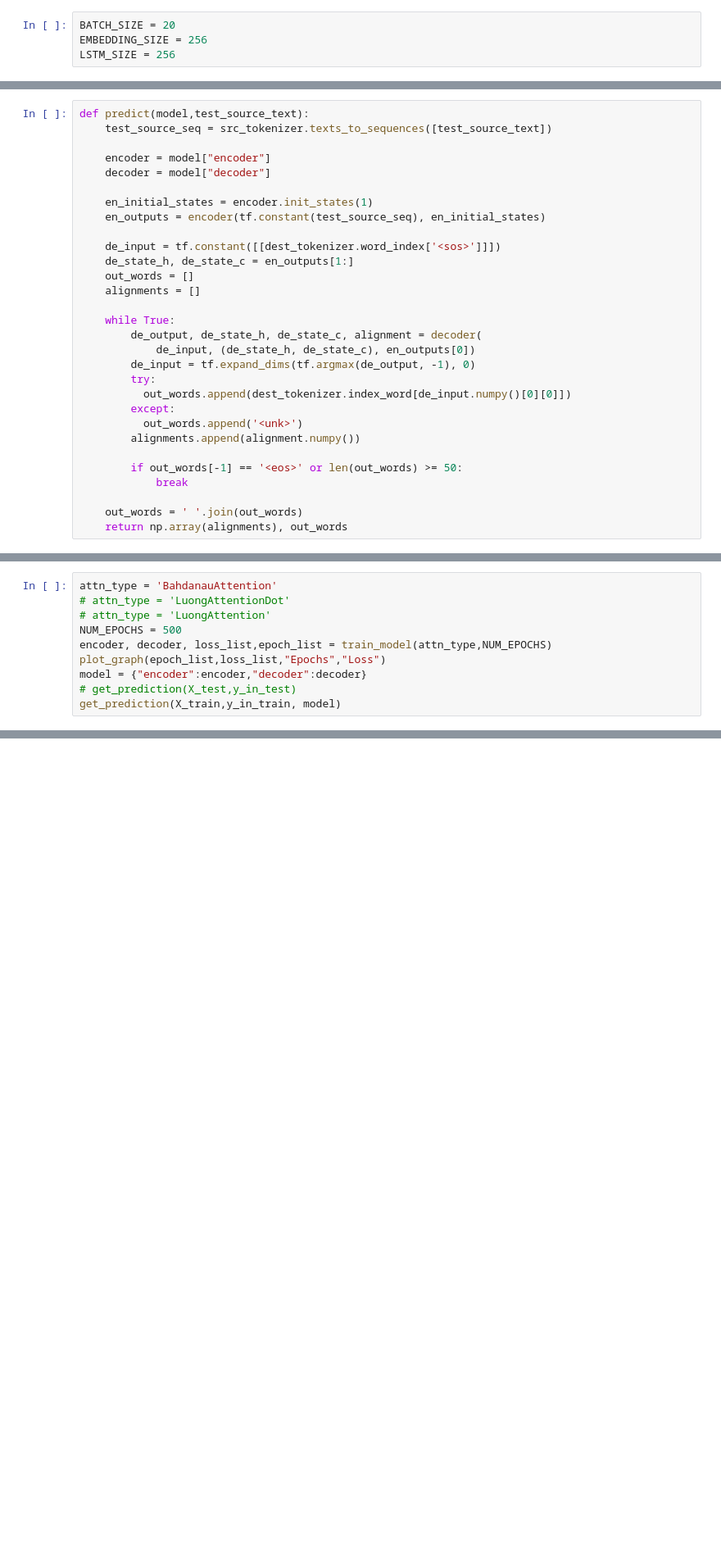
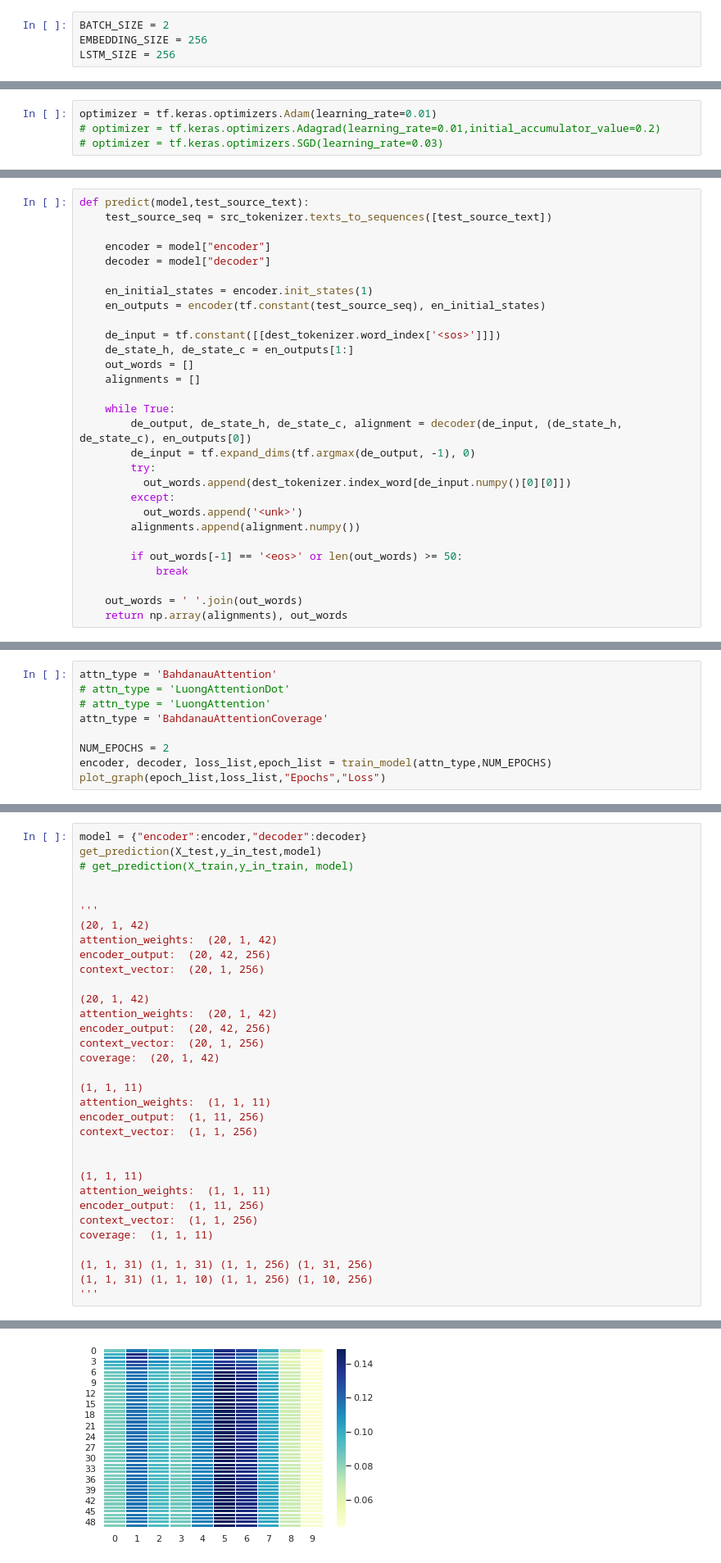
Before and after one commit to pnjha/NLP-Assignments, a Jupyter notebook: nlp_q4.ipynb, the cells around one changed output, grey strips where cells are left out. Shown at 82% size. Saved outputs shown, nothing was run; the diff lists cells and outputs as text; blank space fills up the shorter version.

```diff
--- a/nlp_q4.ipynb
+++ b/nlp_q4.ipynb
@@ -239,5 +278,5 @@ class Decoder(tf.keras.Model):
 # %%
-BATCH_SIZE = 20
+BATCH_SIZE = 2
 EMBEDDING_SIZE = 256
 LSTM_SIZE = 256
 # %%
@@ -267,3 +304,7 @@ optimizer = tf.keras.optimizers.Adam()
+# %%
+optimizer = tf.keras.optimizers.Adam(learning_rate=0.01)
+# optimizer = tf.keras.optimizers.Adagrad(learning_rate=0.01,initial_accumulator_value=0.2)
+# optimizer = tf.keras.optimizers.SGD(learning_rate=0.03)
 # %%
 def train_step(model,source_seq, target_seq_in, target_seq_out, en_initial_states):
     loss = 0
@@ -305,8 +358,7 @@ def predict(model,test_source_text):
     alignments = []
 
     while True:
-        de_output, de_state_h, de_state_c, alignment = decoder(
-            de_input, (de_state_h, de_state_c), en_outputs[0])
+        de_output, de_state_h, de_state_c, alignment = decoder(de_input, (de_state_h, de_state_c), en_outputs[0])
         de_input = tf.expand_dims(tf.argmax(de_output, -1), 0)
         try:
           out_words.append(dest_tokenizer.index_word[de_input.numpy()[0][0]])
@@ -373,12 +408,11 @@ def get_prediction(X,y,model):
 attn_type = 'BahdanauAttention'
 # attn_type = 'LuongAttentionDot'
 # attn_type = 'LuongAttention'
-NUM_EPOCHS = 500
+attn_type = 'BahdanauAttentionCoverage'
+
+NUM_EPOCHS = 2
 encoder, decoder, loss_list,epoch_list = train_model(attn_type,NUM_EPOCHS)
 plot_graph(epoch_list,loss_list,"Epochs","Loss")
-model = {"encoder":encoder,"decoder":decoder}
-# get_prediction(X_test,y_in_test)
-get_prediction(X_train,y_in_train, model)
 # %% [output]
 WARNING:tensorflow:<tensorflow.python.keras.layers.recurrent.UnifiedLSTM object at 0x...>: Note that this layer is not optimized for performance. Please use tf.keras.layers.CuDNNLSTM for better perfor ...
 WARNING:tensorflow:<tensorflow.python.keras.layers.recurrent.UnifiedLSTM object at 0x...>: Note that this layer is not optimized for performance. Please use tf.keras.layers.CuDNNLSTM for better perfor ...
@@ -394,0 +422,34 @@ Epoch 9 Loss 1.68535638
+# %%
+model = {"encoder":encoder,"decoder":decoder}
+get_prediction(X_test,y_in_test,model)
+# get_prediction(X_train,y_in_train, model)
+
+
+'''
+(20, 1, 42)
+attention_weights:  (20, 1, 42)
+encoder_output:  (20, 42, 256)
+context_vector:  (20, 1, 256)
+
+(20, 1, 42)
+attention_weights:  (20, 1, 42)
+encoder_output:  (20, 42, 256)
+context_vector:  (20, 1, 256)
+coverage:  (20, 1, 42)
+
+(1, 1, 11)
+attention_weights:  (1, 1, 11)
+encoder_output:  (1, 11, 256)
+context_vector:  (1, 1, 256)
+
+
+(1, 1, 11)
+attention_weights:  (1, 1, 11)
+encoder_output:  (1, 11, 256)
+context_vector:  (1, 1, 256)
+coverage:  (1, 1, 11)
+
+(1, 1, 31) (1, 1, 31) (1, 1, 256) (1, 31, 256)
+(1, 1, 31) (1, 1, 10) (1, 1, 256) (1, 10, 256)
+'''
+# %% [output]
@@ -394,0 +473 @@ Epoch 9 Loss 1.68535638
+[figure, added]
```
Also changed, not shown: parts of 21 cells of this notebook.
